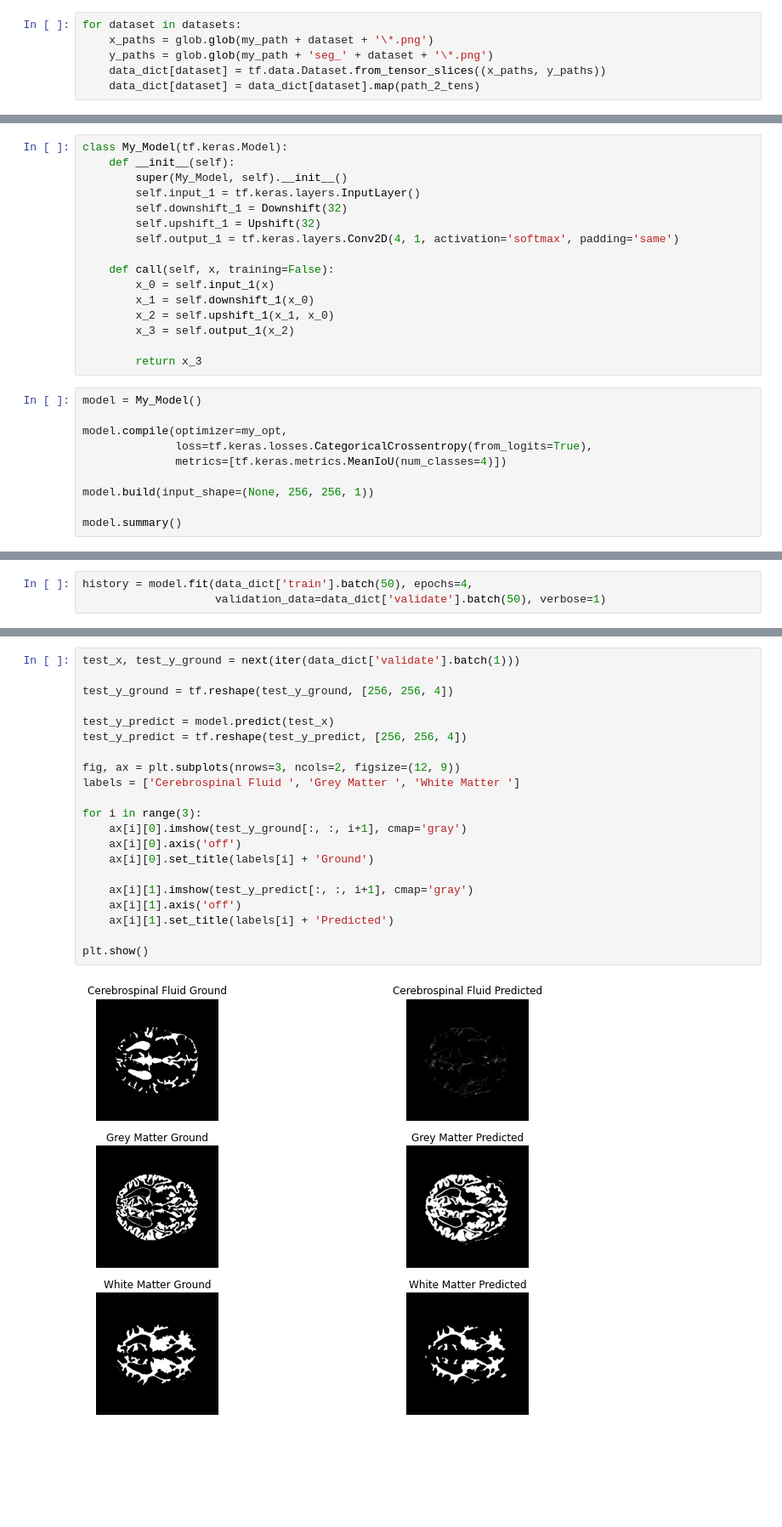
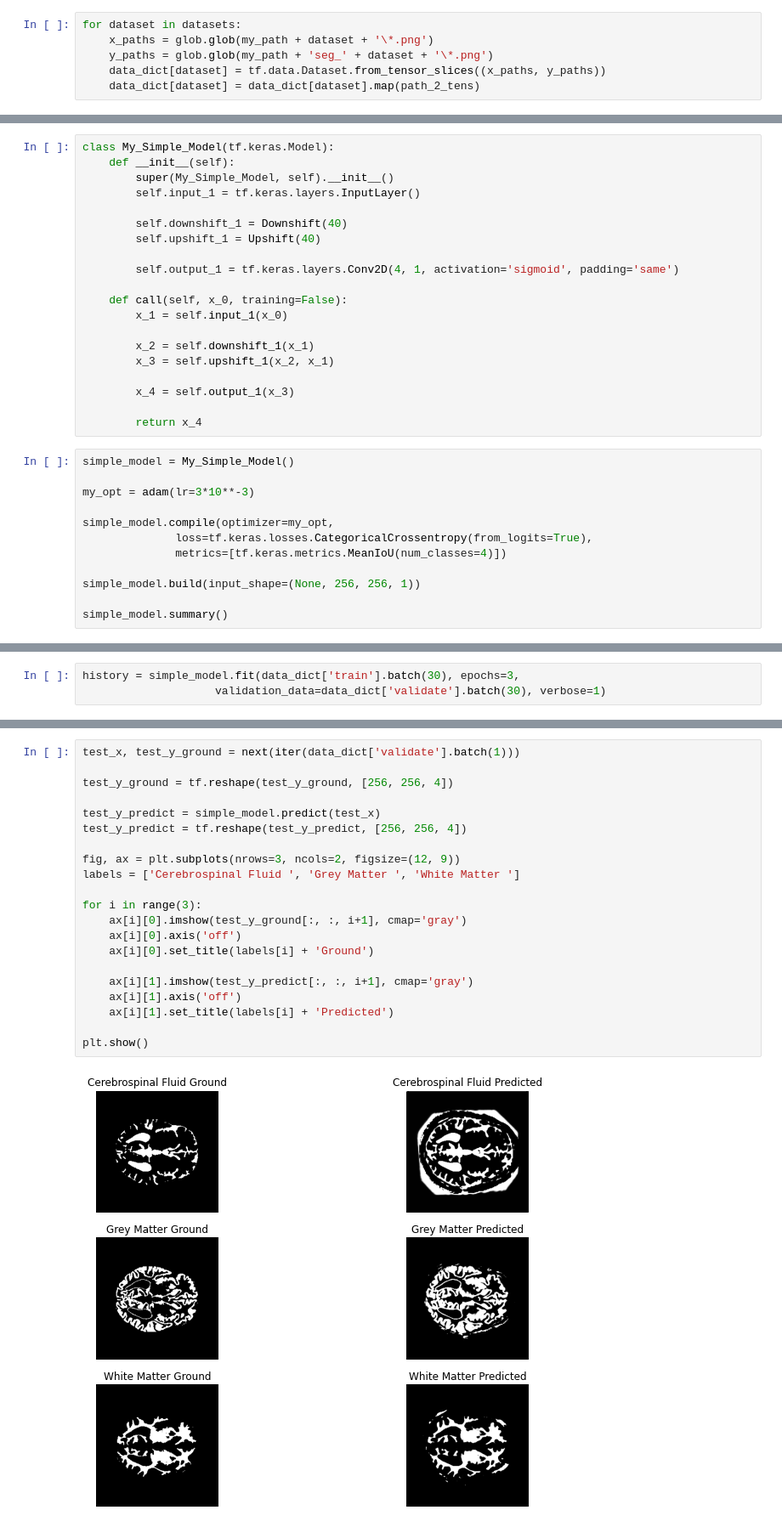
Before and after one commit to sambethune/pattern_analysis, a Jupyter notebook: demo_sheet_2/OASIS.ipynb, the cells around one changed output, grey strips where cells are left out. Shown at 85% size. Cells and saved outputs as stored; diff of their text form; blank space fills up the shorter version.

```diff
--- a/demo_sheet_2/OASIS.ipynb
+++ b/demo_sheet_2/OASIS.ipynb
@@ -128,27 +103,33 @@ class Upshift(tf.keras.layers.Layer):
 # %%
-class My_Model(tf.keras.Model):
+class My_Simple_Model(tf.keras.Model):
     def __init__(self):
-        super(My_Model, self).__init__()
+        super(My_Simple_Model, self).__init__()
         self.input_1 = tf.keras.layers.InputLayer()
-        self.downshift_1 = Downshift(32)
-        self.upshift_1 = Upshift(32)
-        self.output_1 = tf.keras.layers.Conv2D(4, 1, activation='softmax', padding='same')
 
-    def call(self, x, training=False):
-        x_0 = self.input_1(x)
-        x_1 = self.downshift_1(x_0)
-        x_2 = self.upshift_1(x_1, x_0)
-        x_3 = self.output_1(x_2)
+        self.downshift_1 = Downshift(40)
+        self.upshift_1 = Upshift(40)
 
-        return x_3
+        self.output_1 = tf.keras.layers.Conv2D(4, 1, activation='sigmoid', padding='same')
+
+    def call(self, x_0, training=False):
+        x_1 = self.input_1(x_0)
+
+        x_2 = self.downshift_1(x_1)
+        x_3 = self.upshift_1(x_2, x_1)
+
+        x_4 = self.output_1(x_3)
+
+        return x_4
 # %%
-model = My_Model()
+simple_model = My_Simple_Model()
 
-model.compile(optimizer=my_opt,
+my_opt = adam(lr=3*10**-3)
+
+simple_model.compile(optimizer=my_opt,
               loss=tf.keras.losses.CategoricalCrossentropy(from_logits=True),
               metrics=[tf.keras.metrics.MeanIoU(num_classes=4)])
 
-model.build(input_shape=(None, 256, 256, 1))
+simple_model.build(input_shape=(None, 256, 256, 1))
 
-model.summary()
+simple_model.summary()
 # %% [output]
@@ -169,6 +150,6 @@ Trainable params: 37,732
 Non-trainable params: 0
 _________________________________________________________________
 # %%
-history = model.fit(data_dict['train'].batch(50), epochs=4,
-                    validation_data=data_dict['validate'].batch(50), verbose=1)
+history = simple_model.fit(data_dict['train'].batch(30), epochs=3,
+                    validation_data=data_dict['validate'].batch(30), verbose=1)
 # %% [output]
@@ -182,24 +163,24 @@ Epoch 3/3
 # %%
 test_x, test_y_ground = next(iter(data_dict['validate'].batch(1)))
 
 test_y_ground = tf.reshape(test_y_ground, [256, 256, 4])
 
-test_y_predict = model.predict(test_x)
+test_y_predict = simple_model.predict(test_x)
 test_y_predict = tf.reshape(test_y_predict, [256, 256, 4])
 
 fig, ax = plt.subplots(nrows=3, ncols=2, figsize=(12, 9))
 labels = ['Cerebrospinal Fluid ', 'Grey Matter ', 'White Matter ']
 
 for i in range(3):
     ax[i][0].imshow(test_y_ground[:, :, i+1], cmap='gray')
     ax[i][0].axis('off')
     ax[i][0].set_title(labels[i] + 'Ground')
 
     ax[i][1].imshow(test_y_predict[:, :, i+1], cmap='gray')
     ax[i][1].axis('off')
     ax[i][1].set_title(labels[i] + 'Predicted')
 
 plt.show()
 # %% [output]
-[figure, old version]
+[figure, new version]
 # %%
```
Also changed, not shown: parts of 7 cells of this notebook.
